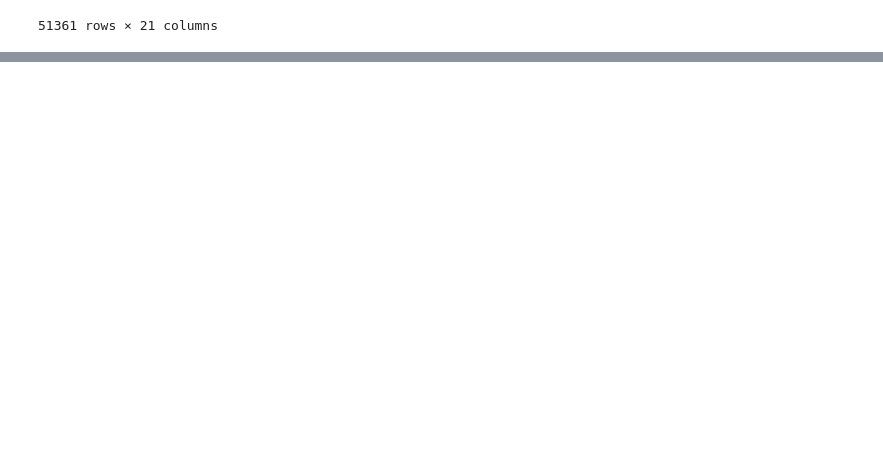
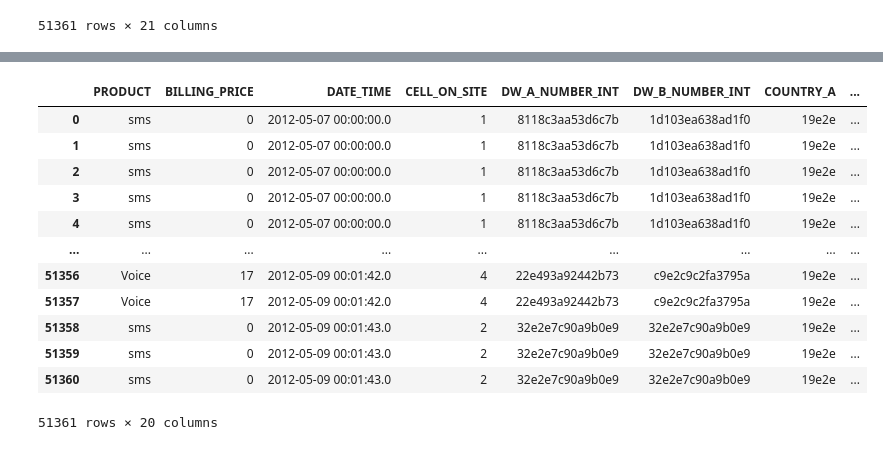
Before and after one commit to CorletteN/data-analysis, a Jupyter notebook: CORLETTE_IP3.ipynb, the cells around one changed output, grey strips where cells are left out. Saved outputs shown, nothing was run; the diff lists cells and outputs as text; code cells hidden in the pictures; blank space fills up the shorter version.

```diff
--- a/CORLETTE_IP3.ipynb
+++ b/CORLETTE_IP3.ipynb
@@ -109,0 +132,4 @@ df_n
+# %%
+# We fill the missing values with 0
+
+df_n.fillna(value='0', inplace=True)
@@ -109,0 +221,3 @@ df_n
+# %%
+#Renaming the Value column to Billing price
+df_n.rename(columns={'VALUE':'BILLING_PRICE'}, inplace=True)
@@ -109,0 +238,19 @@ df_n
+# %%
+#dropping the unnamed column
+df_n.drop
+del df_n['Unnamed: 0']
+df_n
+# %% [output]
+|  | PRODUCT | BILLING_PRICE | DATE_TIME | CELL_ON_SITE | DW_A_NUMBER_INT | DW_B_NUMBER_INT | COUNTRY_A | ... |
+| 0 | sms | 0 | 2012-05-07 00:00:00.0 | 1 | 8118c3aa53d6c7b | 1d103ea638ad1f0 | 19e2e | ... |
+| 1 | sms | 0 | 2012-05-07 00:00:00.0 | 1 | 8118c3aa53d6c7b | 1d103ea638ad1f0 | 19e2e | ... |
+| 2 | sms | 0 | 2012-05-07 00:00:00.0 | 1 | 8118c3aa53d6c7b | 1d103ea638ad1f0 | 19e2e | ... |
+| 3 | sms | 0 | 2012-05-07 00:00:00.0 | 1 | 8118c3aa53d6c7b | 1d103ea638ad1f0 | 19e2e | ... |
+| 4 | sms | 0 | 2012-05-07 00:00:00.0 | 1 | 8118c3aa53d6c7b | 1d103ea638ad1f0 | 19e2e | ... |
+| ... | ... | ... | ... | ... | ... | ... | ... | ... |
+| 51356 | Voice | 17 | 2012-05-09 00:01:42.0 | 4 | 22e493a92442b73 | c9e2c9c2fa3795a | 19e2e | ... |
+| 51357 | Voice | 17 | 2012-05-09 00:01:42.0 | 4 | 22e493a92442b73 | c9e2c9c2fa3795a | 19e2e | ... |
+| 51358 | sms | 0 | 2012-05-09 00:01:43.0 | 2 | 32e2e7c90a9b0e9 | 32e2e7c90a9b0e9 | 19e2e | ... |
+| 51359 | sms | 0 | 2012-05-09 00:01:43.0 | 2 | 32e2e7c90a9b0e9 | 32e2e7c90a9b0e9 | 19e2e | ... |
+| 51360 | sms | 0 | 2012-05-09 00:01:43.0 | 2 | 32e2e7c90a9b0e9 | 32e2e7c90a9b0e9 | 19e2e | ... |
+51361 rows × 20 columns
```
Also changed, not shown: parts of 7 cells of this notebook.
